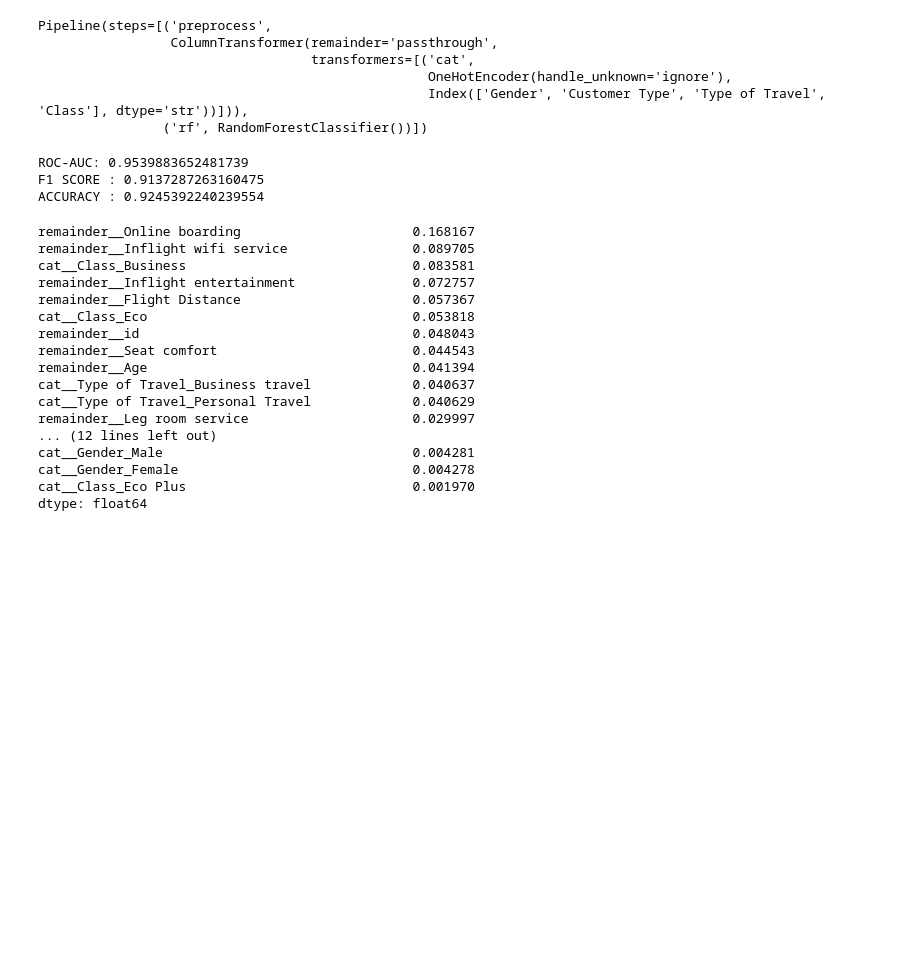
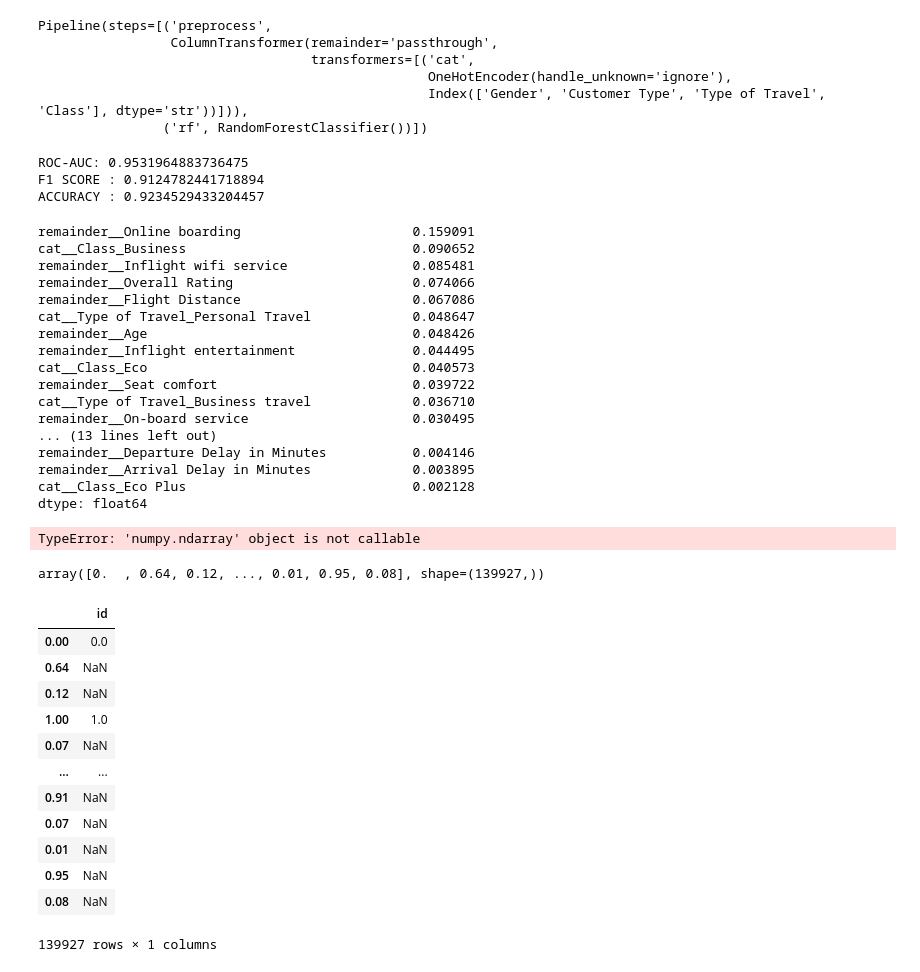
Before and after one commit to SickCoax/ML--Airline-Satisfaction-Model, a Jupyter notebook: notebooks/EDA.ipynb, the cells around one changed output. Cells and saved outputs as stored; diff of their text form; code cells hidden in the pictures; blank space fills up the shorter version.

```diff
--- a/notebooks/EDA.ipynb
+++ b/notebooks/EDA.ipynb
@@ -178,10 +178,14 @@ Type of Travel                       0
 Class                                0
 satisfaction                         0
 dtype: int64
+# %%
+df["Total Delay"] = df["Departure Delay in Minutes"] + df["Arrival Delay in Minutes"]
+
+df["Overall Rating"] = df["Inflight wifi service"] + df["Baggage handling"] + df["On-board service"] + df["Leg room service"] + df["Inflight entertainment"] + df["Departure/Arrival time convenient"] + df["Ease of Online booking"] + df["Gate location"] + df["Food and drink"] + df["Online boarding"] + df["Seat comfort"] + df["Checkin service"] + df["Cleanliness"]
 # %%
 # Data Prep
 
-X = df.drop(["satisfaction"] , axis = 1)
+X = df.drop(["satisfaction" , "id"] , axis = 1)
 y = df[["satisfaction"]]
 
 y = OrdinalEncoder().fit_transform(y)
@@ -238,9 +242,9 @@ print("ROC-AUC:", auc)
 print(f"F1 SCORE : {f1}")
 print(f"ACCURACY : {acc}")
 # %% [output]
-ROC-AUC: 0.9539883652481739
-F1 SCORE : 0.9137287263160475
-ACCURACY : 0.9245392240239554
+ROC-AUC: 0.9531964883736475
+F1 SCORE : 0.9124782441718894
+ACCURACY : 0.9234529433204457
 # %%
 # Feature Importance
 
@@ -251,20 +255,49 @@ imp = pd.Series(imp , index = model.named_steps["preprocess"].get_feature_names_
 
 imp
 # %% [output]
-remainder__Online boarding                      0.168167
-remainder__Inflight wifi service                0.089705
-cat__Class_Business                             0.083581
-remainder__Inflight entertainment               0.072757
-remainder__Flight Distance                      0.057367
-cat__Class_Eco                                  0.053818
-remainder__id                                   0.048043
-remainder__Seat comfort                         0.044543
-remainder__Age                                  0.041394
-cat__Type of Travel_Business travel             0.040637
-cat__Type of Travel_Personal Travel             0.040629
-remainder__Leg room service                     0.029997
-... (12 lines left out)
-cat__Gender_Male                                0.004281
-cat__Gender_Female                              0.004278
-cat__Class_Eco Plus                             0.001970
+remainder__Online boarding                      0.159091
+cat__Class_Business                             0.090652
+remainder__Inflight wifi service                0.085481
+remainder__Overall Rating                       0.074066
+remainder__Flight Distance                      0.067086
+cat__Type of Travel_Personal Travel             0.048647
+remainder__Age                                  0.048426
+remainder__Inflight entertainment               0.044495
+cat__Class_Eco                                  0.040573
+remainder__Seat comfort                         0.039722
+cat__Type of Travel_Business travel             0.036710
+remainder__On-board service                     0.030495
+... (13 lines left out)
+remainder__Departure Delay in Minutes           0.004146
+remainder__Arrival Delay in Minutes             0.003895
+cat__Class_Eco Plus                             0.002128
 dtype: float64
+# %%
+yoo = model.predict_proba(X_test)[ : , 1]
+# %%
+output = pd.DataFrame(
+    df["id"].values() ,
+    yoo
+)
+# %% [output]
+TypeError: 'numpy.ndarray' object is not callable
+# %%
+yoo
+# %% [output]
+array([0.  , 0.64, 0.12, ..., 0.01, 0.95, 0.08], shape=(139927,))
+# %%
+output
+# %% [output]
+|  | id |
+| 0.00 | 0.0 |
+| 0.64 | NaN |
+| 0.12 | NaN |
+| 1.00 | 1.0 |
+| 0.07 | NaN |
+| ... | ... |
+| 0.91 | NaN |
+| 0.07 | NaN |
+| 0.01 | NaN |
+| 0.95 | NaN |
+| 0.08 | NaN |
+139927 rows × 1 columns
```
Also changed, not shown: parts of 1 cell of this notebook, 2 other files.
